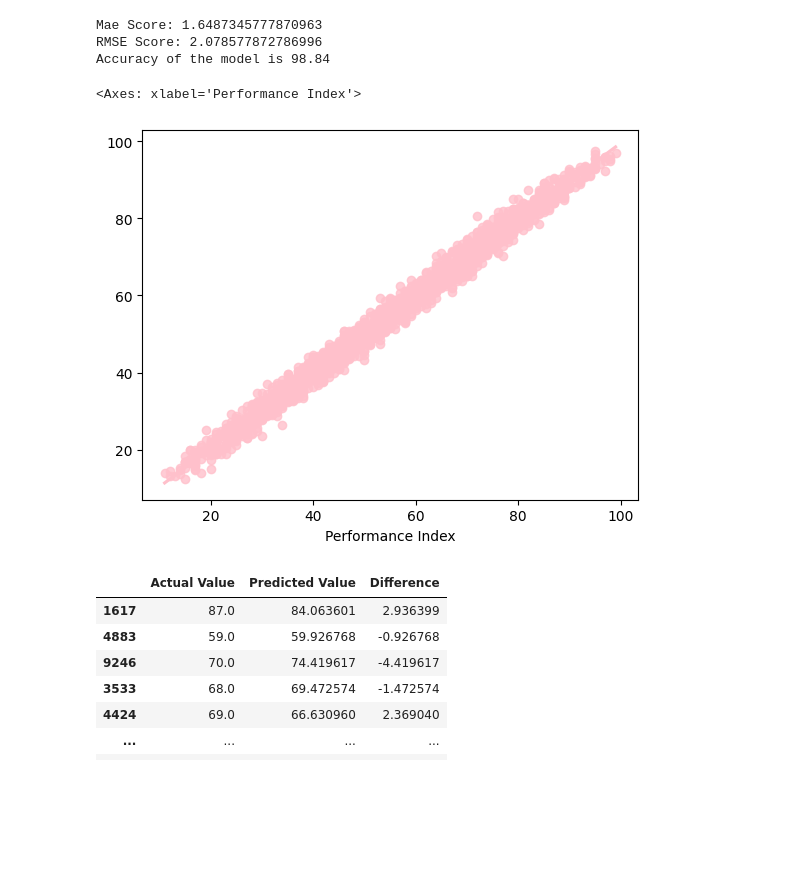
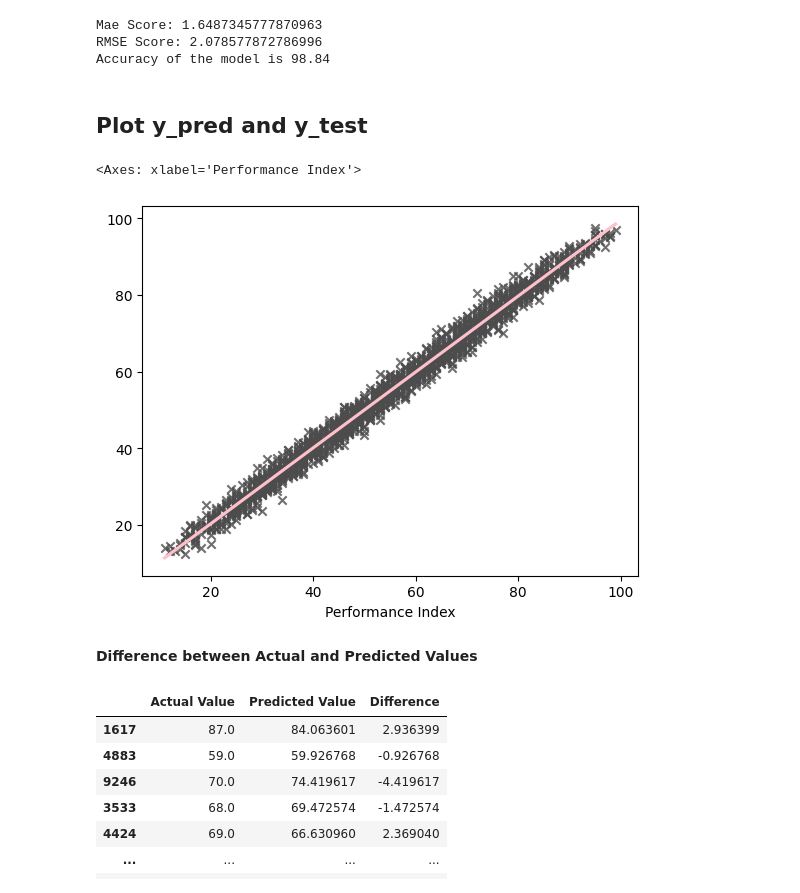
Before and after one commit to Hanna-hk/Student_Performance_ML_project, a Jupyter notebook: notebook/MODEL_TRAINING.ipynb, the cells around one changed output. Drawn from its saved outputs; the diff is of its cells as text; code cells hidden in the pictures; blank space fills up the shorter version.

```diff
--- a/notebook/MODEL_TRAINING.ipynb
+++ b/notebook/MODEL_TRAINING.ipynb
@@ -333,11 +333,17 @@ print("Accuracy of the model is %.2f" %(model_train_r2*100))
 Mae Score: 1.6487345777870963
 RMSE Score: 2.078577872786996
 Accuracy of the model is 98.84
+# %% [markdown]
+**Plot y_pred and y_test**
+--
 # %%
-sns.regplot(x=y_test,y=y_pred,ci=None,color ='pink')
+sns.regplot(x=y_test,y=y_pred,
+ci=99, marker="x", color=".3", line_kws=dict(color="pink"))
 # %% [output]
 <Axes: xlabel='Performance Index'>
-[figure, old version]
+[figure, new version]
+# %% [markdown]
+**Difference between Actual and Predicted Values**
 # %%
 pred_df=pd.DataFrame({'Actual Value':y_test,'Predicted Value':y_pred,'Difference':y_test-y_pred})
 pred_df
```
Also changed, not shown: 6 other files.
